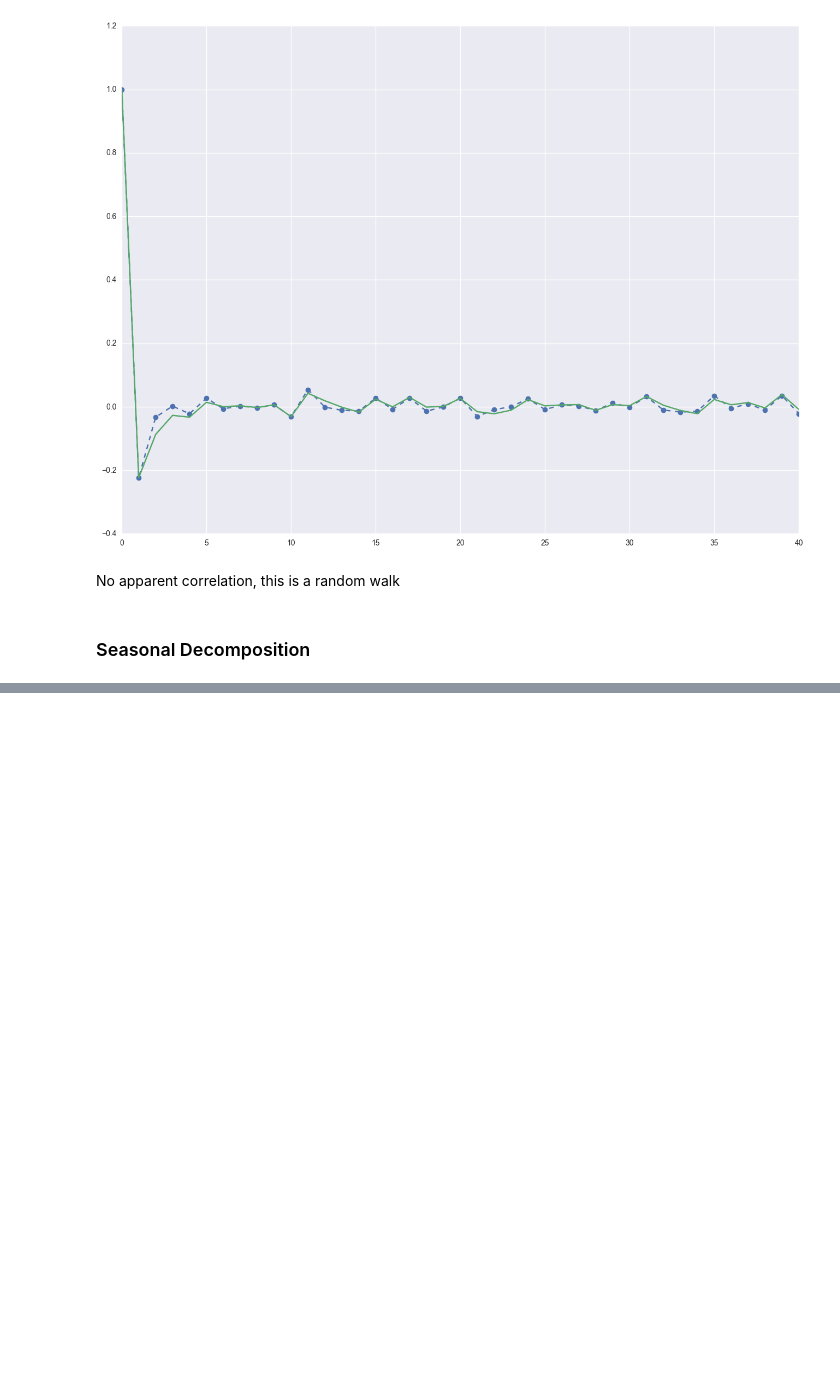
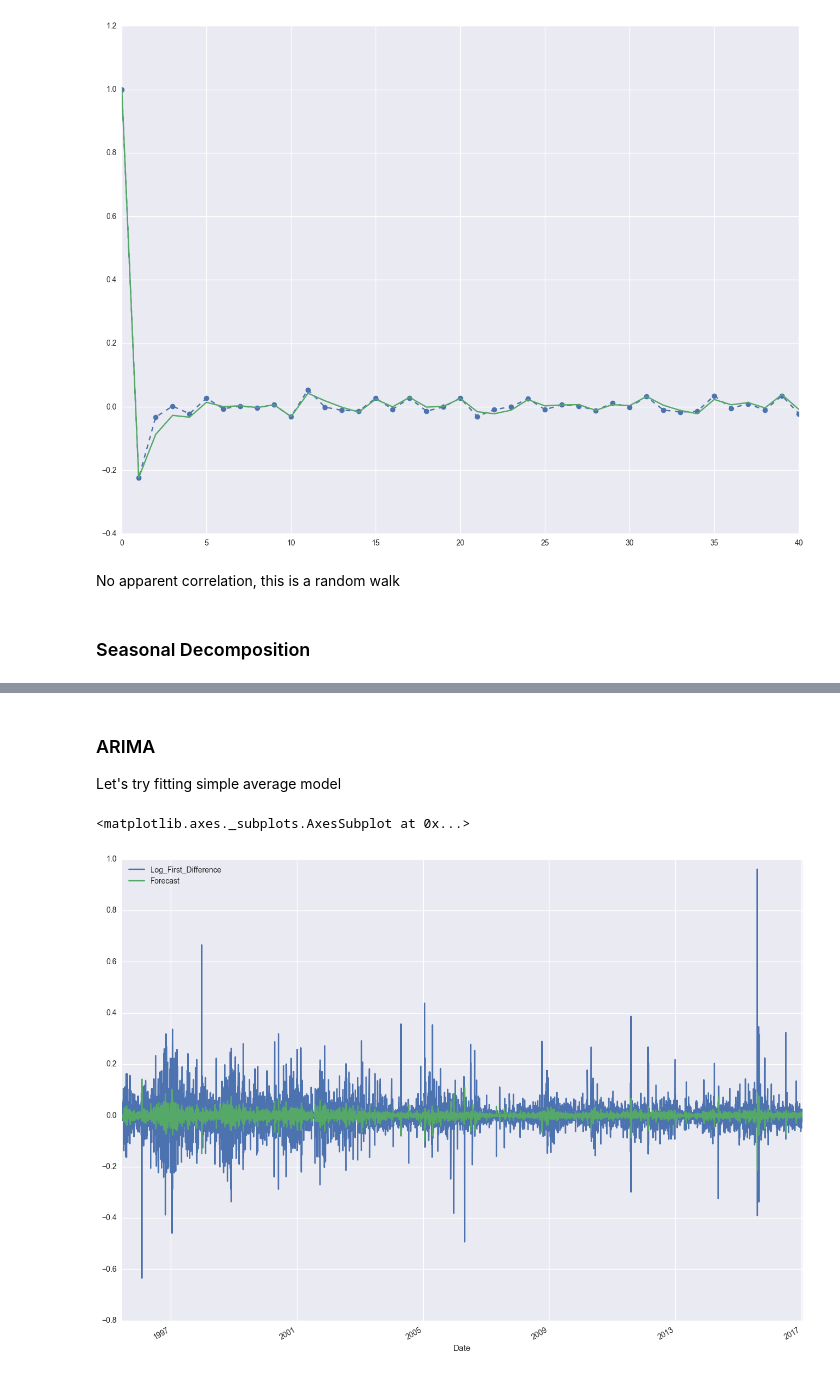
Before and after one commit to nachiketmparanjape/Real_Time_Stock_Market_Analysis, a Jupyter notebook: Detailed Analysis of [INSERT COMPALY NAME]'s stocks.ipynb, the cells around one changed output, grey strips where cells are left out. Drawn from its saved outputs; the diff is of its cells as text; code cells hidden in the pictures; blank space fills up the shorter version.

Commit message:
Performed ARIMA

```diff
--- a/Detailed Analysis of [INSERT COMPALY NAME]'s stocks.ipynb
+++ b/Detailed Analysis of [INSERT COMPALY NAME]'s stocks.ipynb
@@ -142,0 +143,13 @@ fig = decomposition.plot()
+# %% [markdown]
+### ARIMA
+
+Let's try fitting simple average model
+# %%
+import statsmodels.api as sm
+model = sm.tsa.ARIMA(stocks_df['Natural_Log'].iloc[1:], order=(1, 1, 0))
+results = model.fit(disp=-1)
+stocks_df['Forecast'] = results.fittedvalues
+stocks_df[['Log_First_Difference','Forecast']].plot(figsize=(16,12))
+# %% [output]
+<matplotlib.axes._subplots.AxesSubplot at 0x...>
+[figure, added]
```
Also changed, not shown: parts of 5 cells of this notebook.
